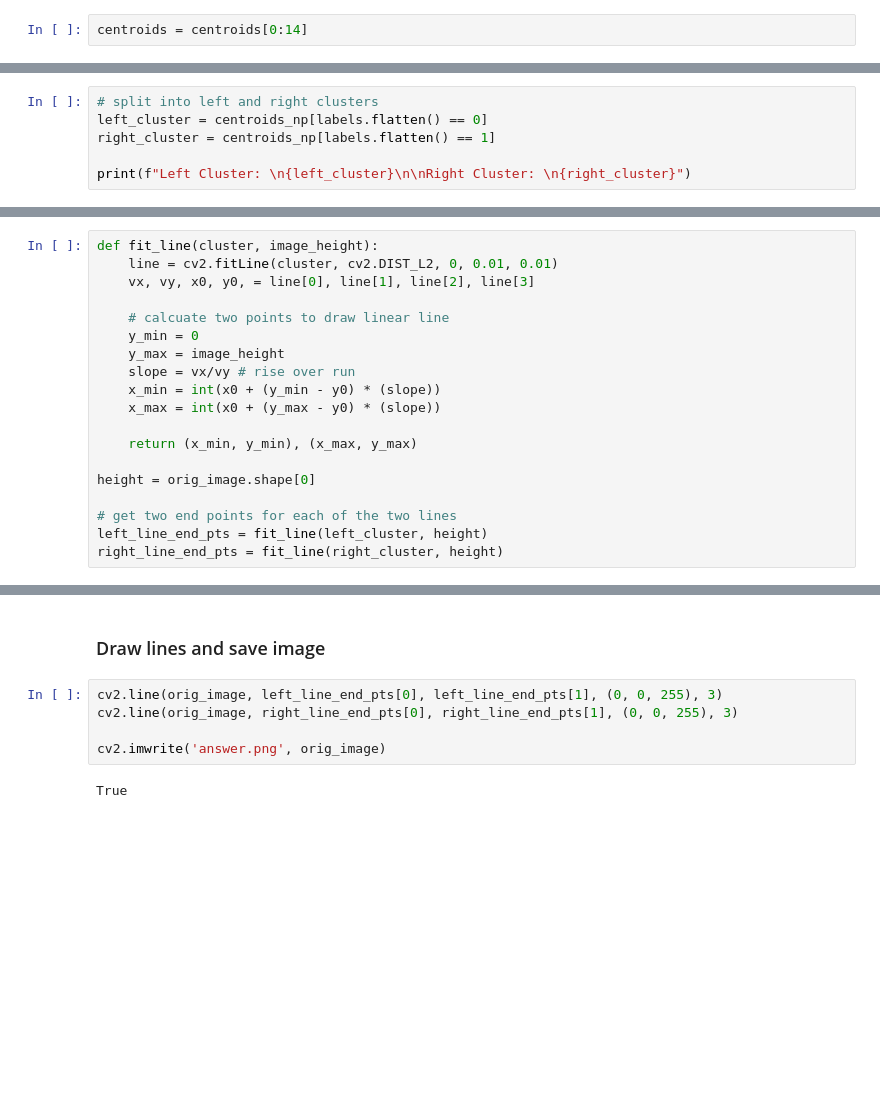
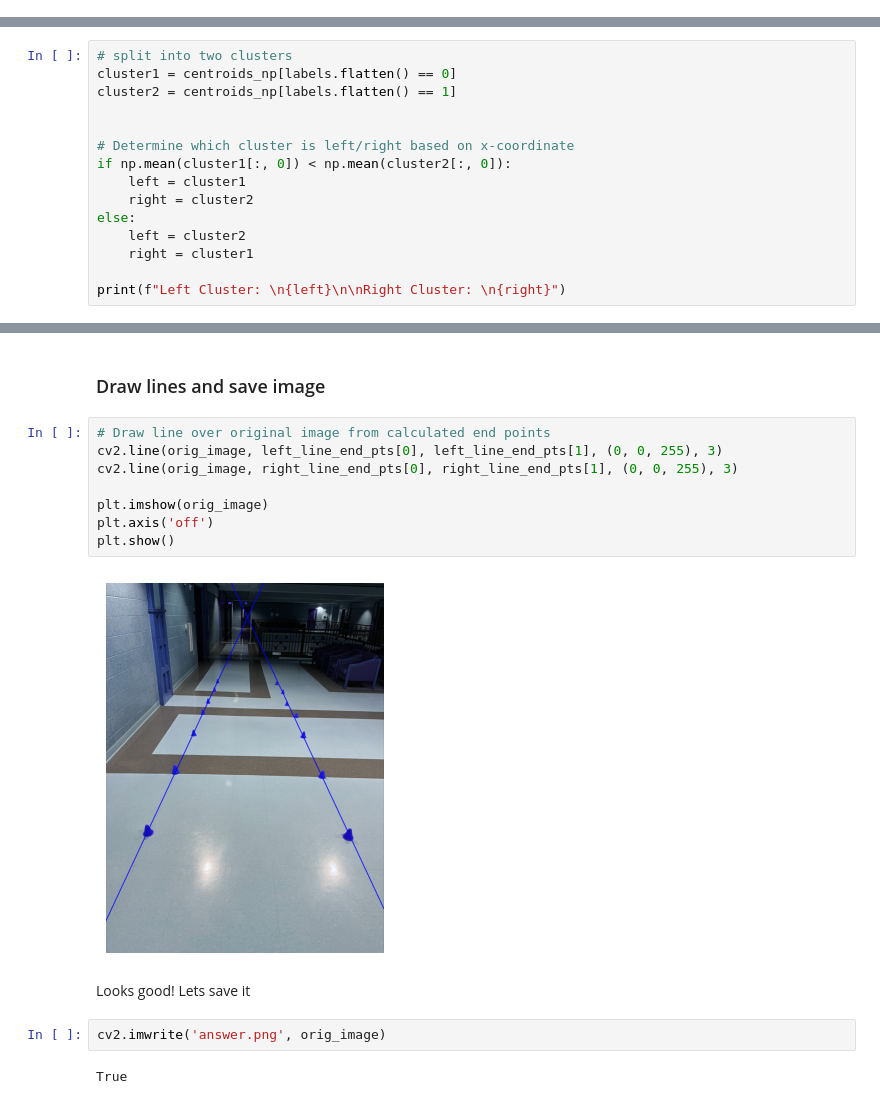
Before and after one commit to granthohol/WA_Perception_Challenge, a Jupyter notebook: main.ipynb, the cells around one changed output, grey strips where cells are left out. Cells and saved outputs as stored; diff of their text form; blank space fills up the shorter version.

```diff
--- a/main.ipynb
+++ b/main.ipynb
@@ -104,3 +127 @@ Remove the last two centroids as we know they are not cones
-# %%
-centroids = centroids[0:14]
 # %% [markdown]
@@ -131,11 +157,20 @@ array([[1],
 # %% [markdown]
 Split up evenly between 1 and 0 is a good sign
 # %%
-# split into left and right clusters
-left_cluster = centroids_np[labels.flatten() == 0]
-right_cluster = centroids_np[labels.flatten() == 1]
+# split into two clusters
+cluster1 = centroids_np[labels.flatten() == 0]
+cluster2 = centroids_np[labels.flatten() == 1]
 
-print(f"Left Cluster: \n{left_cluster}\n\nRight Cluster: \n{right_cluster}")
+
+# Determine which cluster is left/right based on x-coordinate
+if np.mean(cluster1[:, 0]) < np.mean(cluster2[:, 0]):
+    left = cluster1
+    right = cluster2
+else:
+    left = cluster2
+    right = cluster1
+
+print(f"Left Cluster: \n{left}\n\nRight Cluster: \n{right}")
 # %% [output]
 Left Cluster:
 [[ 275. 1624.]
@@ -158,22 +193,3 @@ Right Cluster:
 We can see from the points that this is correct because the right cluster has all higher x-values
 # %% [markdown]
 ### Fit a line through each cluster
-# %%
-def fit_line(cluster, image_height):
-    line = cv2.fitLine(cluster, cv2.DIST_L2, 0, 0.01, 0.01)
-    vx, vy, x0, y0, = line[0], line[1], line[2], line[3]
-
-    # calcuate two points to draw linear line
-    y_min = 0
-    y_max = image_height
-    slope = vx/vy # rise over run
-    x_min = int(x0 + (y_min - y0) * (slope))
-    x_max = int(x0 + (y_max - y0) * (slope))
-
-    return (x_min, y_min), (x_max, y_max)
-
-height = orig_image.shape[0]
-
-# get two end points for each of the two lines
-left_line_end_pts = fit_line(left_cluster, height)
-right_line_end_pts = fit_line(right_cluster, height)
@@ -180,9 +237,18 @@ right_line_end_pts = fit_line(right_cluster, height)
 # %% [markdown]
 ### Draw lines and save image
 # %%
+# Draw line over original image from calculated end points
 cv2.line(orig_image, left_line_end_pts[0], left_line_end_pts[1], (0, 0, 255), 3)
 cv2.line(orig_image, right_line_end_pts[0], right_line_end_pts[1], (0, 0, 255), 3)
 
-cv2.imwrite('answer.png', orig_image)
+plt.imshow(orig_image)
+plt.axis('off')
+plt.show()
 # %% [output]
-True
+[figure, added]
+# %% [markdown]
+Looks good! Lets save it
+# %%
+cv2.imwrite('answer.png', orig_image)
+# %% [output]
+True
```
Also changed, not shown: parts of 17 cells of this notebook.
